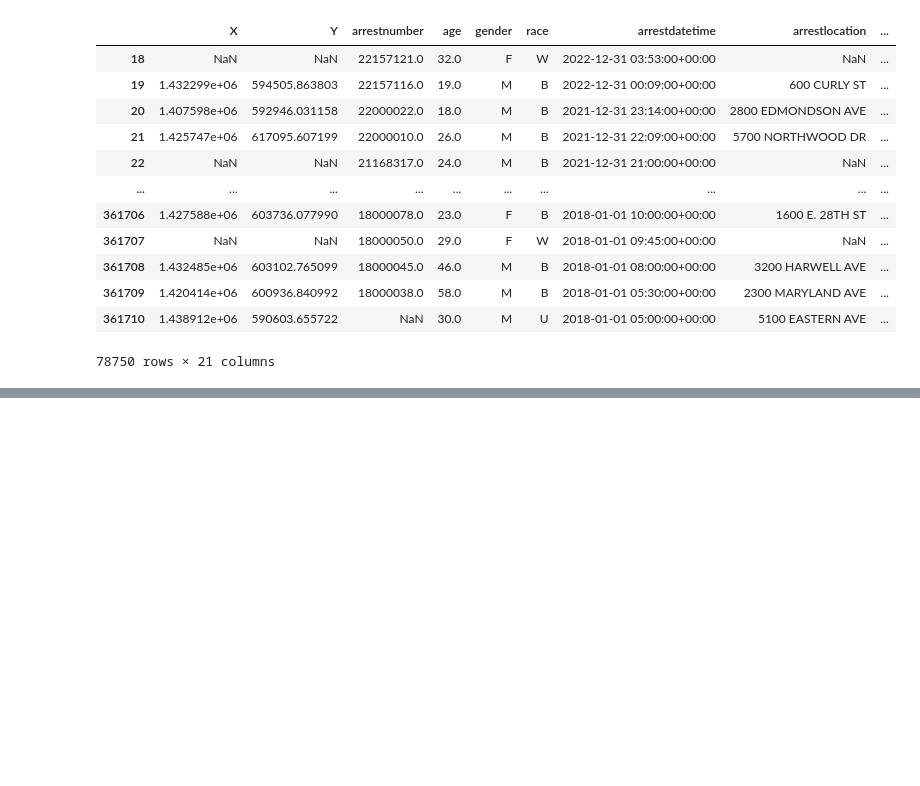
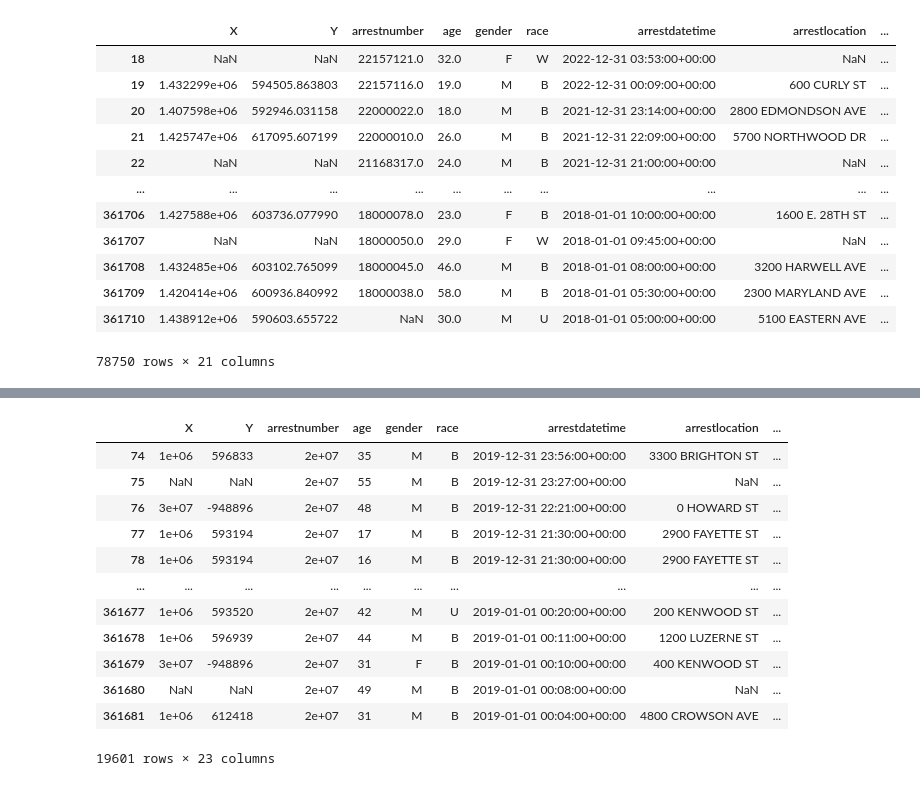
Before and after one commit to erusin12/dataProject1, a Jupyter notebook: maps.ipynb, the cells around one changed output, grey strips where cells are left out. Saved outputs shown, nothing was run; the diff lists cells and outputs as text; code cells hidden in the pictures; blank space fills up the shorter version.

```diff
--- a/maps.ipynb
+++ b/maps.ipynb
@@ -89,0 +118,17 @@ data_2018
+# %%
+# Isolating the 2019 data for mapping
+data_2019 = narrowed_data[narrowed_data['arrest_year'] == 2019]
+# %% [output]
+|  | X | Y | arrestnumber | age | gender | race | arrestdatetime | arrestlocation | ... |
+| 74 | 1e+06 | 596833 | 2e+07 | 35 | M | B | 2019-12-31 23:56:00+00:00 | 3300 BRIGHTON ST | ... |
+| 75 | NaN | NaN | 2e+07 | 55 | M | B | 2019-12-31 23:27:00+00:00 | NaN | ... |
+| 76 | 3e+07 | -948896 | 2e+07 | 48 | M | B | 2019-12-31 22:21:00+00:00 | 0 HOWARD ST | ... |
+| 77 | 1e+06 | 593194 | 2e+07 | 17 | M | B | 2019-12-31 21:30:00+00:00 | 2900 FAYETTE ST | ... |
+| 78 | 1e+06 | 593194 | 2e+07 | 16 | M | B | 2019-12-31 21:30:00+00:00 | 2900 FAYETTE ST | ... |
+| ... | ... | ... | ... | ... | ... | ... | ... | ... | ... |
+| 361677 | 1e+06 | 593520 | 2e+07 | 42 | M | U | 2019-01-01 00:20:00+00:00 | 200 KENWOOD ST | ... |
+| 361678 | 1e+06 | 596939 | 2e+07 | 44 | M | B | 2019-01-01 00:11:00+00:00 | 1200 LUZERNE ST | ... |
+| 361679 | 3e+07 | -948896 | 2e+07 | 31 | F | B | 2019-01-01 00:10:00+00:00 | 400 KENWOOD ST | ... |
+| 361680 | NaN | NaN | 2e+07 | 49 | M | B | 2019-01-01 00:08:00+00:00 | NaN | ... |
+| 361681 | 1e+06 | 612418 | 2e+07 | 31 | M | B | 2019-01-01 00:04:00+00:00 | 4800 CROWSON AVE | ... |
+19601 rows × 23 columns
```
Also changed, not shown: parts of 14 cells of this notebook, 17 other files.
